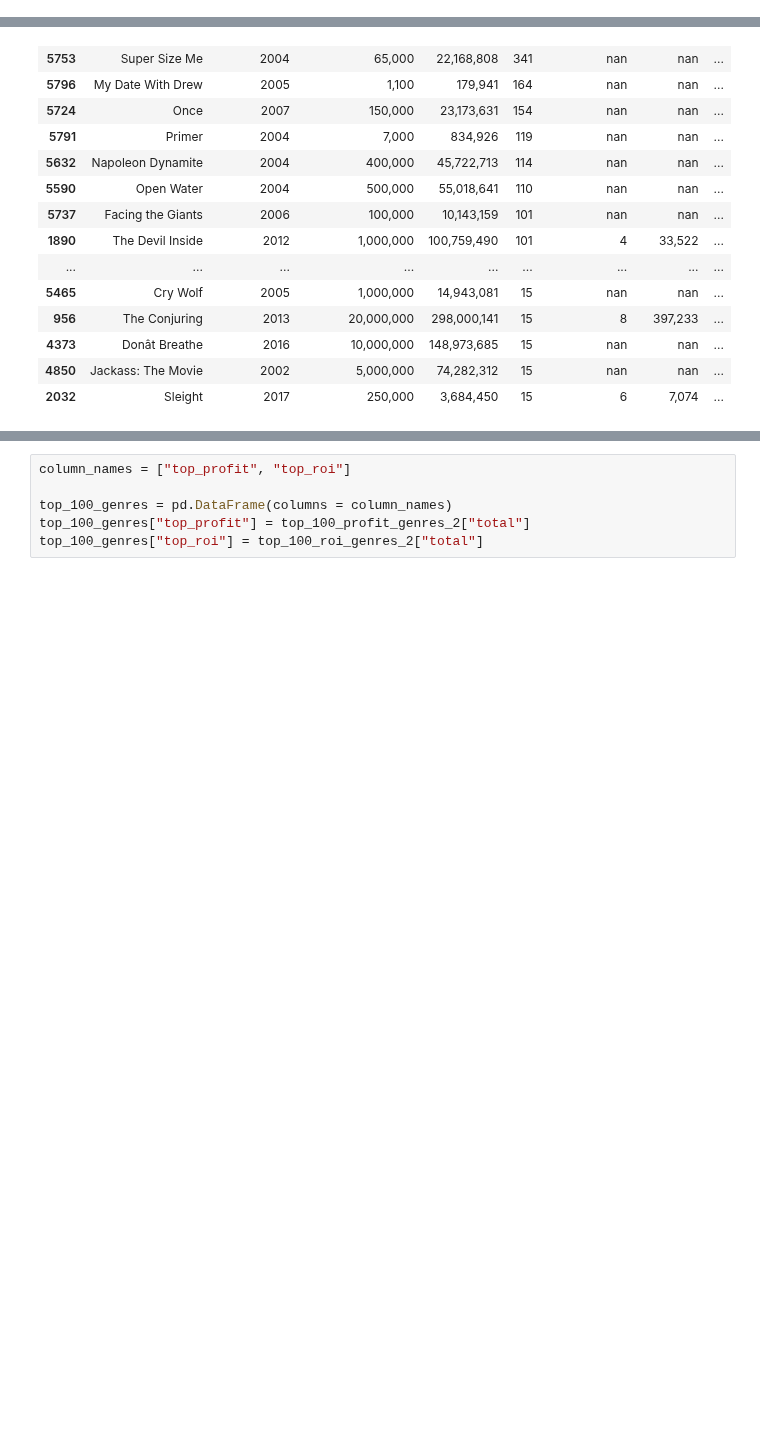
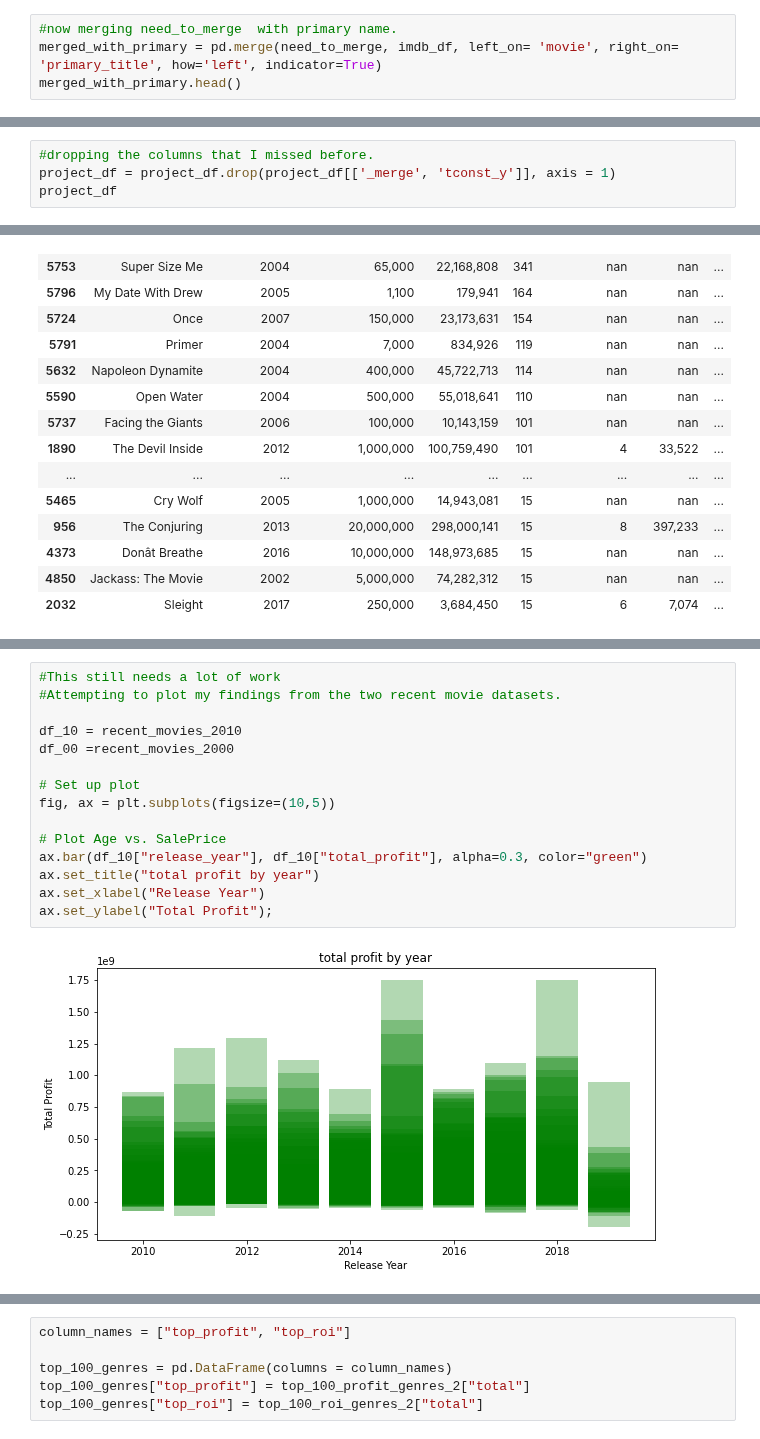
Before and after one commit to jxn628/dsc-phase-1-project, a Jupyter notebook: student.ipynb, the cells around one changed output, grey strips where cells are left out. Saved outputs shown, nothing was run; the diff lists cells and outputs as text; blank space fills up the shorter version.

```diff
--- a/student.ipynb
+++ b/student.ipynb
@@ -987,0 +968,4 @@ memory usage: 749.8+ KB
+# %%
+#now merging need_to_merge  with primary name.
+merged_with_primary = pd.merge(need_to_merge, imdb_df, left_on= 'movie', right_on= 'primary_title', how='left', indicator=True)
+merged_with_primary.head()
@@ -1080,3 +1072,7 @@ project_df.head()
 | 2 | 4 | 2015-05-01 | Avengers: Age of Ultron | 330,600,000 | 459,005,868 | 1,403,013,963 | 2015 | ... |
 | 3 | 7 | 2018-04-27 | Avengers: Infinity War | 300,000,000 | 678,815,482 | 2,048,134,200 | 2018 | ... |
 | 4 | 9 | 2017-11-17 | Justice League | 300,000,000 | 229,024,295 | 655,945,209 | 2017 | ... |
+# %%
+#dropping the columns that I missed before.
+project_df = project_df.drop(project_df[['_merge', 'tconst_y']], axis = 1)
+project_df
@@ -1616,0 +1466,17 @@ top_500.describe()
+# %%
+#This still needs a lot of work
+#Attempting to plot my findings from the two recent movie datasets.
+
+df_10 = recent_movies_2010
+df_00 =recent_movies_2000
+
+# Set up plot
+fig, ax = plt.subplots(figsize=(10,5))
+
+# Plot Age vs. SalePrice
+ax.bar(df_10["release_year"], df_10["total_profit"], alpha=0.3, color="green")
+ax.set_title("total profit by year")
+ax.set_xlabel("Release Year")
+ax.set_ylabel("Total Profit");
+# %% [output]
+[figure, added]
```
Also changed, not shown: parts of 80 cells of this notebook.
